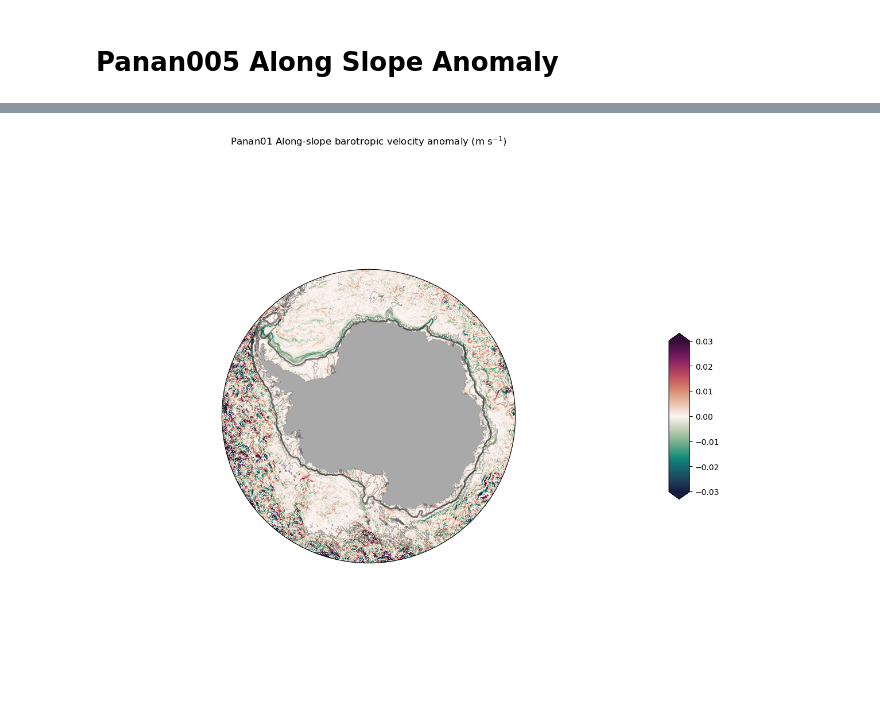
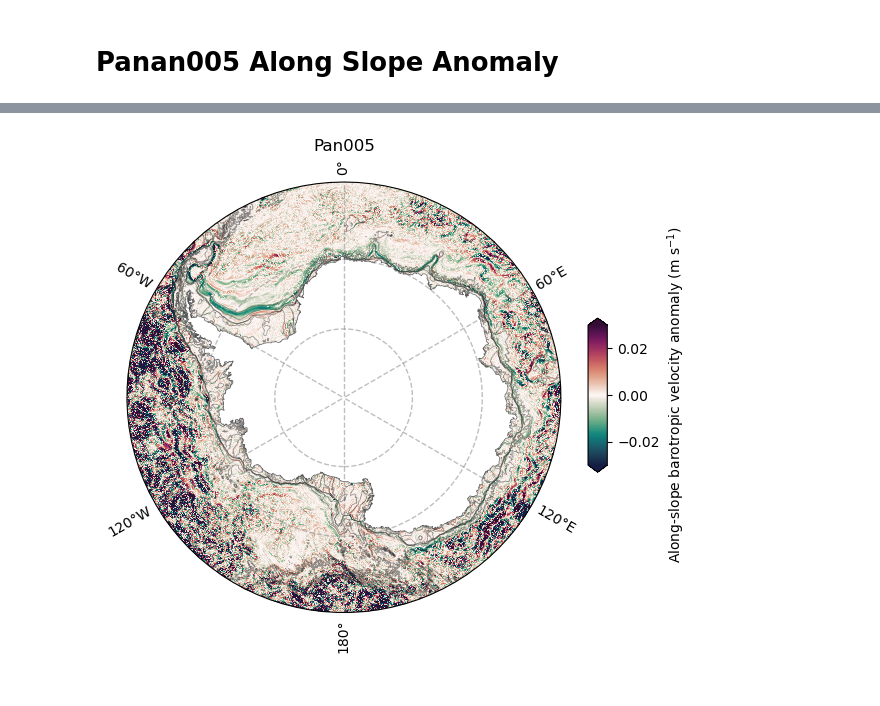
Before and after one commit to adele-morrison/panan-meltwater, a Jupyter notebook: notebooks/speed_analysis/AlongSlopeAnomaly_Pan005.ipynb, the cells around one changed output, grey strips where cells are left out. Saved outputs shown, nothing was run; the diff lists cells and outputs as text; code cells hidden in the pictures.

```diff
--- a/notebooks/speed_analysis/AlongSlopeAnomaly_Pan005.ipynb
+++ b/notebooks/speed_analysis/AlongSlopeAnomaly_Pan005.ipynb
@@ -155,3 +302,0 @@ Consider scattering data ahead of time and using futures.
-# %%
-barotropic_alongslope_velocity_C = barotropic_alongslope_velocity_C.mean('time')
-barotropic_alongslope_velocity_MW = barotropic_alongslope_velocity_MW.mean('time')
@@ -171,7 +341,7 @@ projection = ccrs.SouthPolarStereo()
 def shelf_mask_isobath(var, model_dict):
 
     paths = {"mom5": "/g/data/ik11/grids/Antarctic_slope_contour_1000m.npz",
-             "mom6": "/g/data/ik11/grids/Antarctic_slope_contour_1000m_MOM6_01deg.nc",
+             "mom6_01": "/g/data/ik11/grids/Antarctic_slope_contour_1000m_MOM6_01deg.nc",
              }
 
     var = var.cf.sel({'latitude': slice(-90, -59)})
@@ -189,37 +359,60 @@ def shelf_mask_isobath(var, model_dict):
     masked_var = var * shelf_mask
 
     return masked_var, shelf_mask
-# %%
-depth = data_fixed_C.deptho
-land_mask = (depth*0).fillna(1)
-depth_shelf, shelf_mask = shelf_mask_isobath(depth, 'mom6')
+# %%
+land_mask = (depth*0).fillna(1)
+depth_shelf, shelf_mask = shelf_mask_isobath(depth, 'mom6_01')
+land = xr.where(np.isnan(depth.rename('land')), 1, np.nan)
 # %%
-fig = plt.figure(1, figsize=(15, 15))
+projection = ccrs.SouthPolarStereo()
 
-ax = plt.subplot(1, 1, 1, projection=ccrs.SouthPolarStereo(), facecolor="darkgrey")
+plt.figure(figsize=(7, 8))
+ax = plt.axes(projection=projection)
+ax.set_extent([-280, 80, -80, -59], crs=ccrs.PlateCarree())
+
+# Circular boundary
+theta = np.linspace(0, 2 * np.pi, 100)
+center, radius = [0.5,0.495], 0.5
+verts = np.vstack([np.sin(theta), np.cos(theta)]).T
+circle = mpath.Path(verts * radius + center)
 ax.set_boundary(circle, transform=ax.transAxes)
 
+# Filled land
+land.plot.contourf(ax=ax, colors='white',
+                   zorder=2,
+                   transform=ccrs.PlateCarree(),
+                   add_colorbar=False)
 
+# Coast line
 ax.contour(land_mask.cf['X'], land_mask.cf['Y'], land_mask,
-           levels = [0, 1], colors = 'dimgrey',linewidths=0.25, transform = ccrs.PlateCarree())
+           levels = [0, 1], colors = 'dimgrey',linewidths=0.5, transform = ccrs.PlateCarree())
+# Shelf contour
 ax.contour(shelf_mask.cf['X'], shelf_mask.cf['Y'], shelf_mask,
-           levels = [0, 1], colors = 'black', linewidths=0.25,transform = ccrs.PlateCarree())
+           levels = [0, 1], colors = 'k', linewidths=0.1,transform = ccrs.PlateCarree())
+
+# Adding polar axes
+ax.gridlines(crs=ccrs.PlateCarree(), draw_labels=True, linewidth=1,
+                    xlocs=range(-180,171,60), ylocs=[],
+                    color='gray', alpha=0.5, linestyle='--', zorder=10)
+ax.gridlines(crs=ccrs.PlateCarree(), draw_labels=False, linewidth=1,
+                    xlocs=[], ylocs=(-80,-70,-55),
+                    color='gray', alpha=0.5, linestyle='--', zorder=10)
 
 # Depth contours
-data_fixed_C.deptho.plot.contour(ax=ax, levels=[500, 1000, 2000, 3000],
-                colors='0.2', linewidths=[0.5, 2, 0.5, 0.5], alpha=0.5,
+depth.plot.contour(ax=ax, levels=[500, 1000, 2000, 3000],
+                colors='0.2', linewidths=[0.5, 0.75, 0.5, 0.5], alpha=0.5,
                 transform=ccrs.PlateCarree())
 
 # Along slope barotropic velocity
 sc = barotropic_alongslope_velocity_anom.plot(ax=ax, cmap=cm.cm.curl,
                                          transform=ccrs.PlateCarree(),
                                          vmin=-0.03, vmax=0.03,
                                          cbar_kwargs={'orientation': 'vertical',
                                                       'shrink': 0.25,
                                                       'extend': 'both',
-                                                      'label': None,
+                                                      'label': 'Along-slope barotropic velocity anomaly (m s$^{-1}$)',
                                                       'aspect': 8})
 
-ax.set_title('Panan005 Along-slope barotropic velocity anomaly (m s$^{-1}$)');
+ax.set_title('Pan005');
 # %% [output]
-[figure, old version]
+[figure, new version]
```
Also changed, not shown: parts of 41 cells of this notebook, 24 other files.
